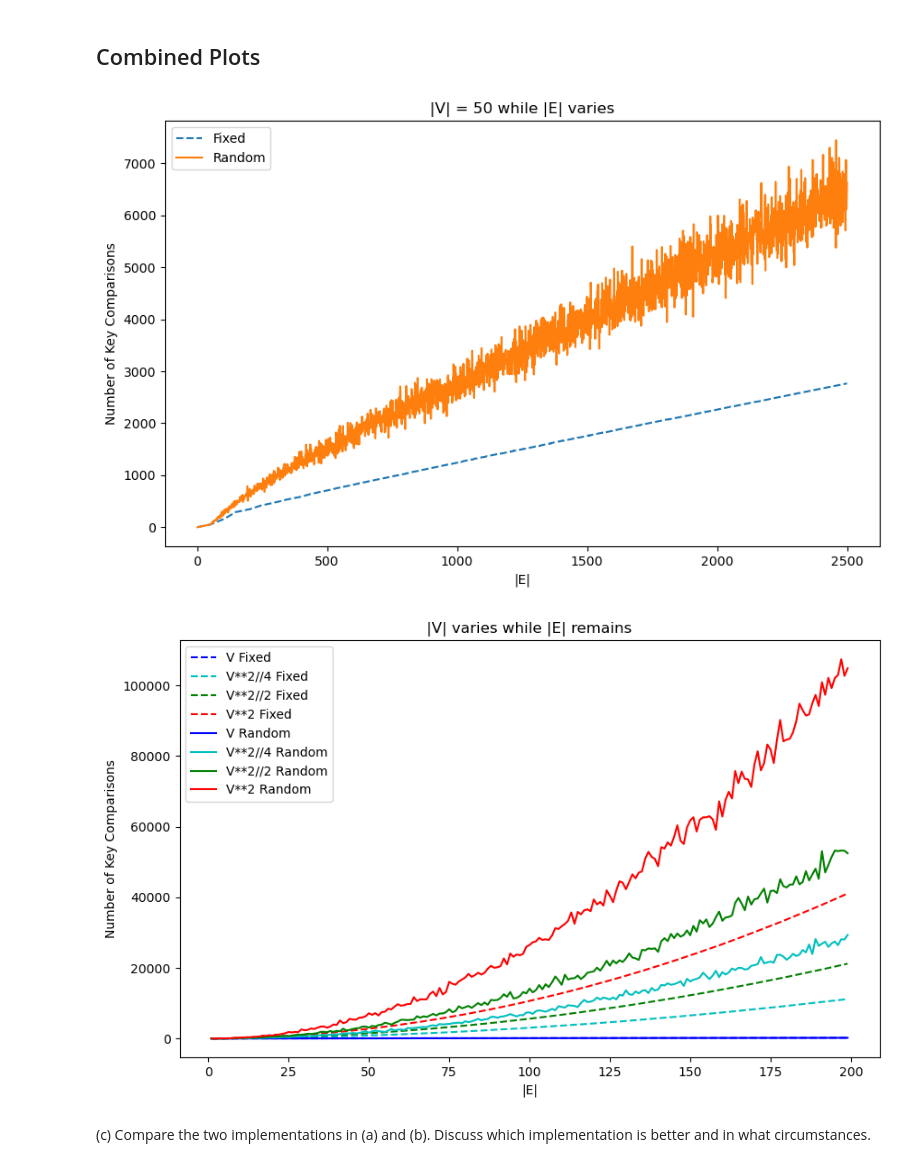
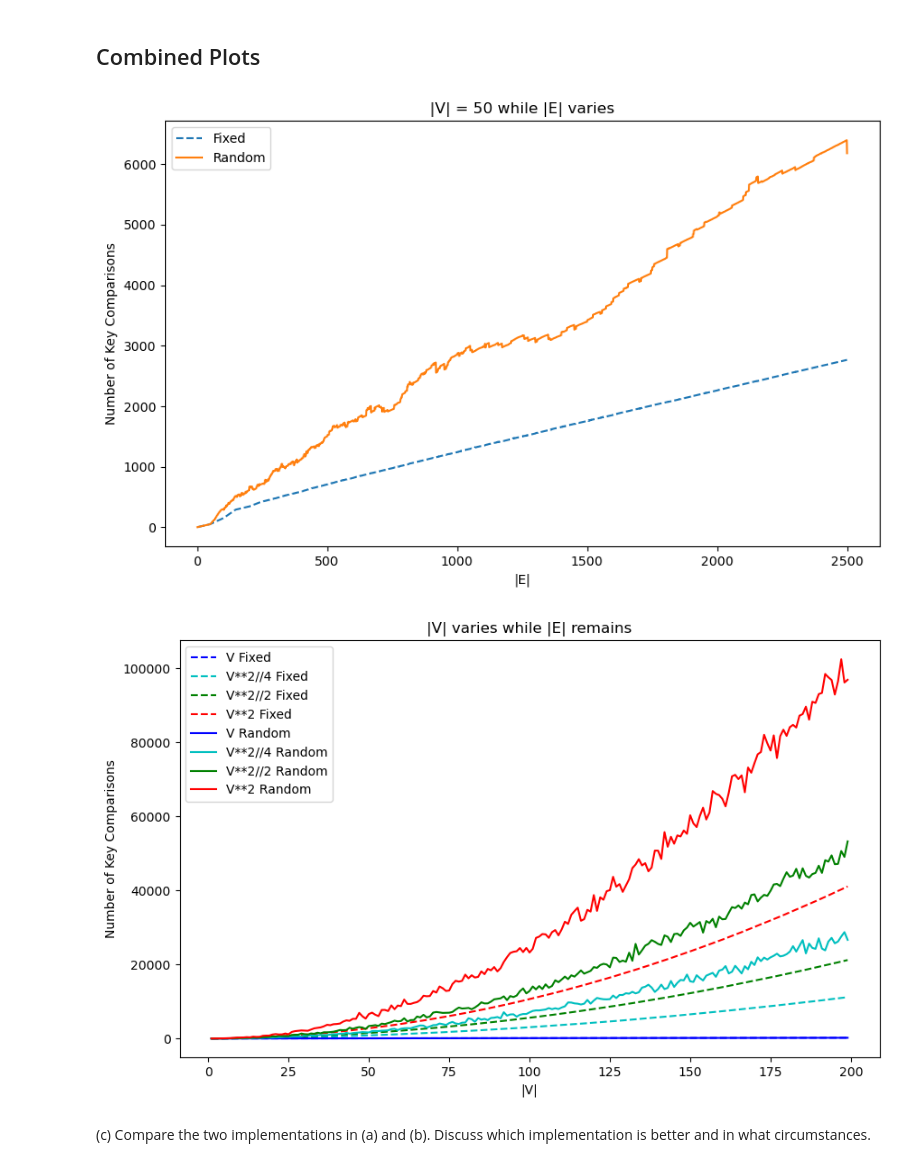
Before and after one commit to TiangSoonYong/SC2001-Team-7, a Jupyter notebook: Example 2/Example 2.ipynb, the cells around one changed output. Cells and saved outputs as stored; diff of their text form; code cells hidden in the pictures.

```diff
--- a/Example 2/Example 2.ipynb
+++ b/Example 2/Example 2.ipynb
@@ -121,32 +185,25 @@ Number of Key Comparisons: 2000000
 # %%
-V = 10
+V = 50
 EArr = np.arange(1, V**2+1, 1)
+
+plt.figure(figsize=(10,6))
+
 KCArr = []
 for E in EArr:
     V, d, pi, KC = dijkstra_matrix(generate_graph(V, E), 0)
     KCArr.append(KC)
+plt.plot(EArr, KCArr, label = "Fixed", linestyle = "--")
 
-plt.figure(figsize=(10,6))
-plt.plot(EArr, KCArr, label = "Empirical")
+G = generate_random_graph(V, V**2)
+KCArr = []
+for E in EArr:
+    V, d, pi, KC = dijkstra_matrix(mask_random_graph(G, V, E), 0)
+    KCArr.append(KC)
+plt.plot(EArr, KCArr, label = "Random")
+
 plt.xlabel("|E|")
 plt.ylabel("Number of Key Comparisons")
 plt.title("|V| = {} while |E| varies".format(V))
 plt.legend()
 plt.show()
-
-VArr = np.arange(1, 200, 1)
-KCArr = []
-for V in VArr:
-    V, d, pi, KC = dijkstra_matrix(generate_graph(V, V), 0)
-    KCArr.append(KC)
-
-plt.figure(figsize=(10,6))
-plt.plot(VArr, KCArr, label = "Empirical", color='r')
-plt.plot(VArr, VArr**2, label = "|V|^2", linestyle = "--", color = 'g')
-plt.plot(VArr, 2*VArr**2, label = "2*|V|^2", linestyle = "--", color ='b')
-plt.xlabel("|V|")
-plt.ylabel("Number of Key Comparisons")
-plt.title("|V| varies while |E| = |V|")
-plt.legend()
-plt.show()
 # %% [output]
@@ -338,7 +440,7 @@ plt.title("|V| = {} while |E| varies".format(V))
 plt.legend()
 plt.show()
 
-VArr = np.arange(1, 200, 1)
+VArr = np.arange(1, 200+1, 1)
 KCArr = []
 plt.figure(figsize=(10,6))
 for V in VArr:
@@ -366,7 +468,7 @@ plt.plot(VArr, KCArr, label = "V**2")
 
 plt.xlabel("|V|")
 plt.ylabel("Number of Key Comparisons")
-plt.title("|E| varies while |E| remains")
+plt.title("|V| varies while |E| remains")
 plt.legend()
 plt.show()
 # %% [output]
@@ -385,9 +538,11 @@ for E in EArr:
     V, d, pi, KC = dijkstra_list(generate_graph(V, E), 0)
     KCArr.append(KC)
 plt.plot(EArr, KCArr, label = "Fixed", linestyle = '--')
+
+G = generate_random_graph(V, V**2)
 KCArr = []
 for E in EArr:
-    V, d, pi, KC = dijkstra_list(generate_random_graph(V, E), 0)
+    V, d, pi, KC = dijkstra_list(mask_random_graph(G, V, E), 0)
     KCArr.append(KC)
 plt.plot(EArr, KCArr, label = "Random")
 
@@ -427,33 +582,33 @@ plt.plot(VArr, KCArr, label = "V**2 Fixed", linestyle = '--', color = 'r')
 
 KCArr = []
 for V in VArr:
     V, d, pi, KC = dijkstra_list(generate_random_graph(V, V), 0)
     KCArr.append(KC)
 plt.plot(VArr, KCArr, label = "V Random", color = 'b')
 
 KCArr = []
 for V in VArr:
     V, d, pi, KC = dijkstra_list(generate_random_graph(V, V**2//4), 0)
     KCArr.append(KC)
 plt.plot(VArr, KCArr, label = "V**2//4 Random", color = 'c')
 
 KCArr = []
 for V in VArr:
     V, d, pi, KC = dijkstra_list(generate_random_graph(V, V**2//2), 0)
     KCArr.append(KC)
 plt.plot(VArr, KCArr, label = "V**2//2 Random", color = 'g')
 
 KCArr = []
 for V in VArr:
     V, d, pi, KC = dijkstra_list(generate_random_graph(V, V**2), 0)
     KCArr.append(KC)
 plt.plot(VArr, KCArr, label = "V**2 Random", color = 'r')
 
-plt.xlabel("|E|")
+plt.xlabel("|V|")
 plt.ylabel("Number of Key Comparisons")
 plt.title("|V| varies while |E| remains")
 plt.legend()
 plt.show()
 # %% [output]
-[figure, old version]
+[figure, new version]
-[figure, old version]
+[figure, new version]
```
Also changed, not shown: parts of 16 cells of this notebook.
